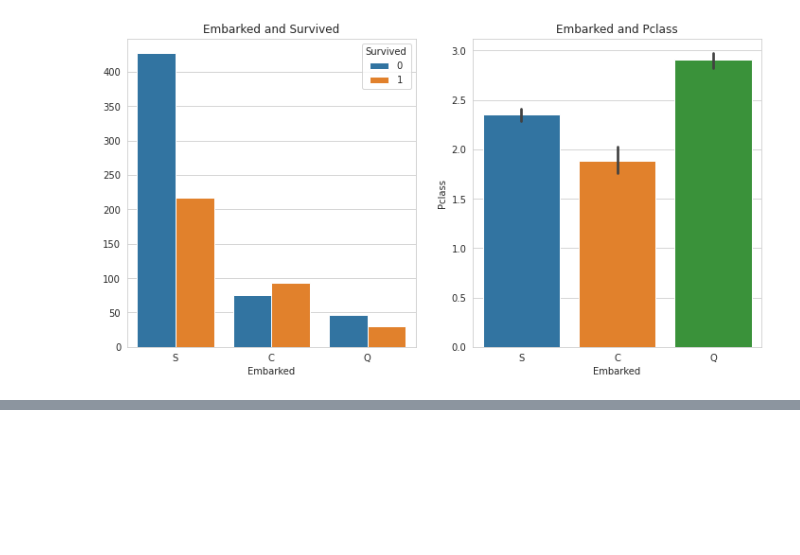
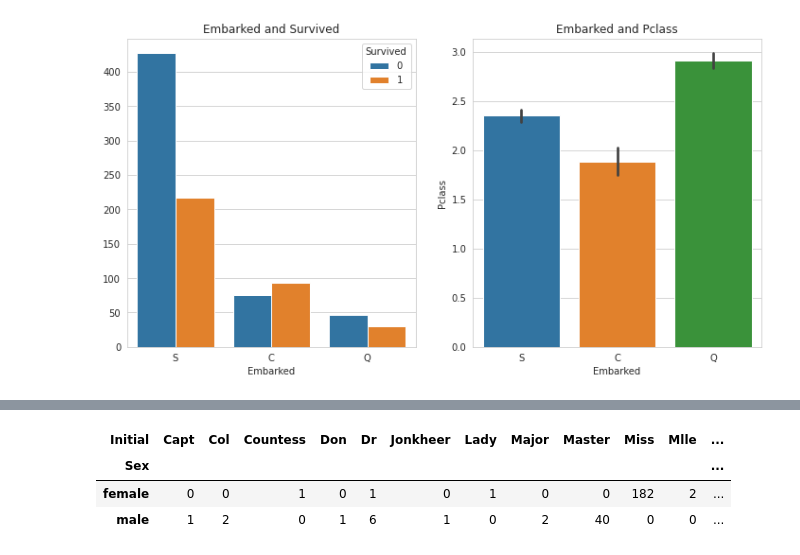
Before and after one commit to Dabin-Park/EDA, a Jupyter notebook: 타이타닉.ipynb, the cells around one changed output, grey strips where cells are left out. Saved outputs shown, nothing was run; the diff lists cells and outputs as text; code cells hidden in the pictures; blank space fills up the shorter version.

```diff
--- a/타이타닉.ipynb
+++ b/타이타닉.ipynb
@@ -262,0 +325,5 @@ plt.show()
+# %%
+train_df['Initial'] = train_df.Name.str.extract('([A-Za-z]+)\.')
+test_df['Initial'] = test_df.Name.str.extract('([A-Za-z]+)\.')
+# A-Z 또는 a-z 사이에 있고 .(점)이 오는 문자열을 찾는다.
+# 중간에 위치한 title 찾는 코드
@@ -262,0 +345,7 @@ plt.show()
+# %%
+pd.crosstab(train_df.Initial,train_df.Sex).T.style.background_gradient(cmap = 'summer_r')
+# %% [output]
+| Initial | Capt | Col | Countess | Don | Dr | Jonkheer | Lady | Major | Master | Miss | Mlle | ... |
+| Sex |  |  |  |  |  |  |  |  |  |  |  | ... |
+| female | 0 | 0 | 1 | 0 | 1 | 0 | 1 | 0 | 0 | 182 | 2 | ... |
+| male | 1 | 2 | 0 | 1 | 6 | 1 | 0 | 2 | 40 | 0 | 0 | ... |
```
Also changed, not shown: parts of 60 cells of this notebook.
